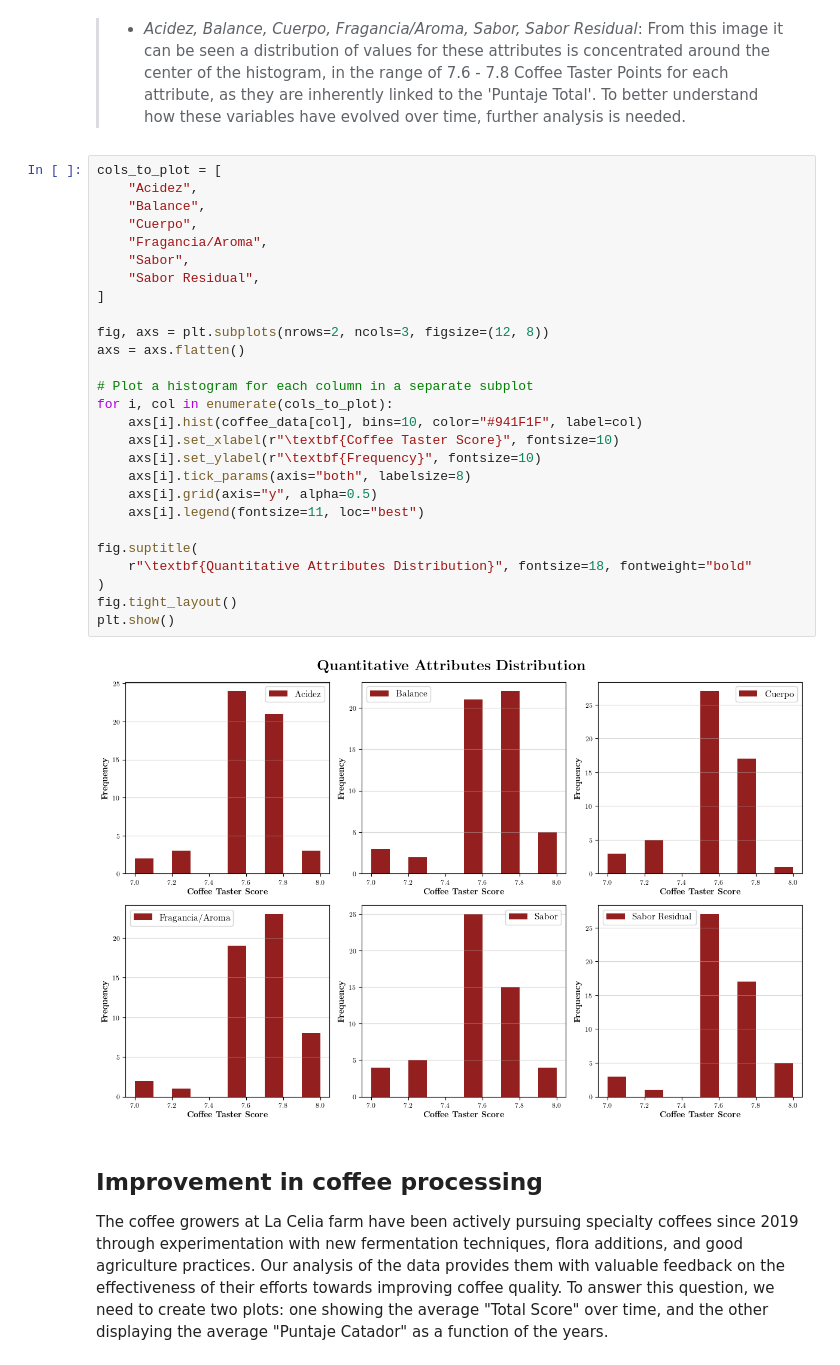
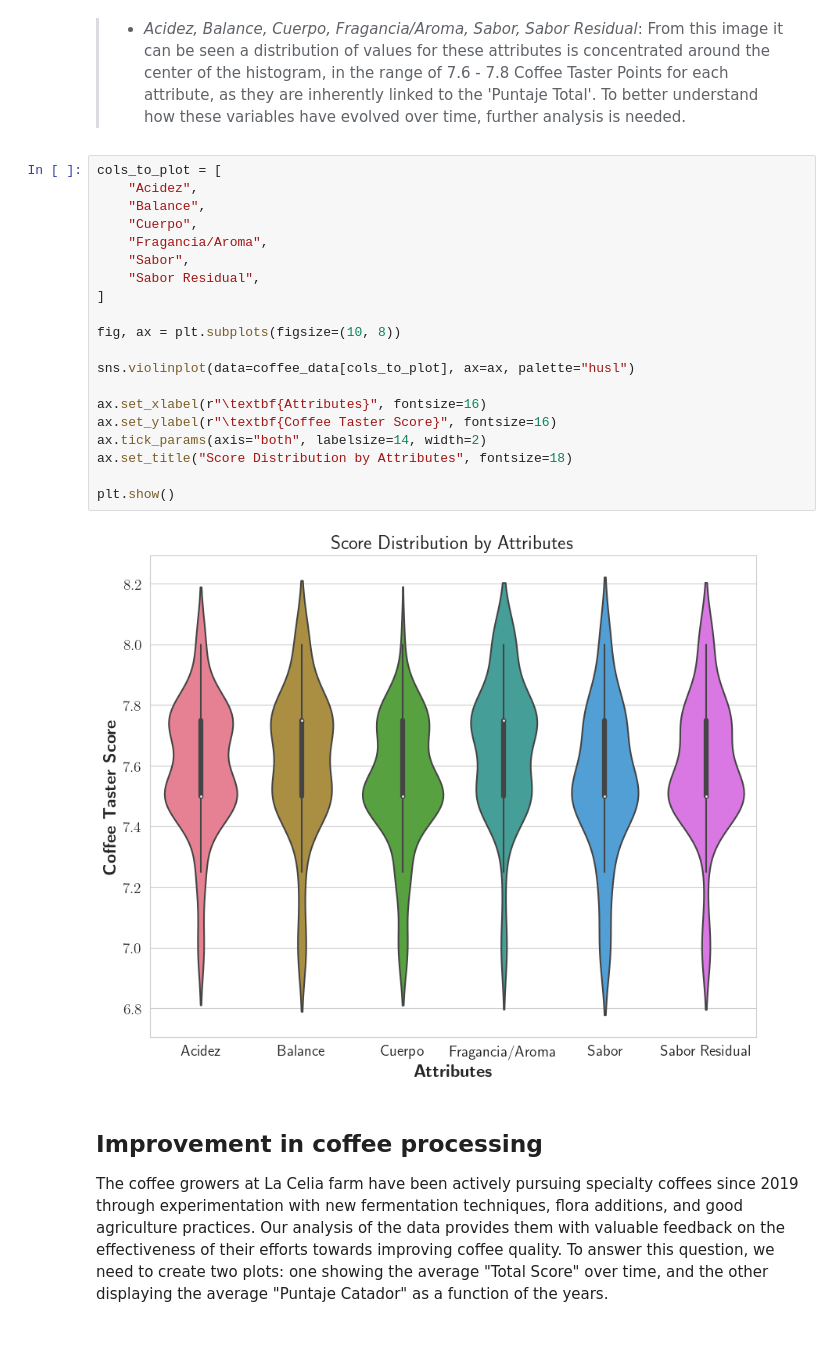
Before and after one commit to SRam3/Coffee_flavors_analyzer, a Jupyter notebook: notebooks/data_analysis.ipynb, the cells around one changed output. Cells and saved outputs as stored; diff of their text form; blank space fills up the shorter version.

Commit message:
improvements in attributes plot

```diff
--- a/notebooks/data_analysis.ipynb
+++ b/notebooks/data_analysis.ipynb
@@ -145,32 +146,25 @@ plt.show()
 # %%
 cols_to_plot = [
     "Acidez",
     "Balance",
     "Cuerpo",
     "Fragancia/Aroma",
     "Sabor",
     "Sabor Residual",
 ]
 
-fig, axs = plt.subplots(nrows=2, ncols=3, figsize=(12, 8))
-axs = axs.flatten()
+fig, ax = plt.subplots(figsize=(10, 8))
 
-# Plot a histogram for each column in a separate subplot
-for i, col in enumerate(cols_to_plot):
-    axs[i].hist(coffee_data[col], bins=10, color="#941F1F", label=col)
-    axs[i].set_xlabel(r"\textbf{Coffee Taster Score}", fontsize=10)
-    axs[i].set_ylabel(r"\textbf{Frequency}", fontsize=10)
-    axs[i].tick_params(axis="both", labelsize=8)
-    axs[i].grid(axis="y", alpha=0.5)
-    axs[i].legend(fontsize=11, loc="best")
+sns.violinplot(data=coffee_data[cols_to_plot], ax=ax, palette="husl")
 
-fig.suptitle(
-    r"\textbf{Quantitative Attributes Distribution}", fontsize=18, fontweight="bold"
-)
-fig.tight_layout()
+ax.set_xlabel(r"\textbf{Attributes}", fontsize=16)
+ax.set_ylabel(r"\textbf{Coffee Taster Score}", fontsize=16)
+ax.tick_params(axis="both", labelsize=14, width=2)
+ax.set_title("Score Distribution by Attributes", fontsize=18)
+
 plt.show()
 # %% [output]
-[figure, old version]
+[figure, new version]
 # %% [markdown]
 ## Improvement in coffee processing
 The coffee growers at La Celia farm have been actively pursuing specialty coffees since 2019 through experimentation with new fermentation techniques, flora additions, and good agriculture practices. Our analysis of the data provides them with valuable feedback on the effectiveness of their efforts towards improving coffee quality. To answer this question, we need to create two plots: one showing the average "Total Score" over time, and the other displaying the average "Puntaje Catador" as a function of the years.
```
Also changed, not shown: parts of 3 cells of this notebook.
